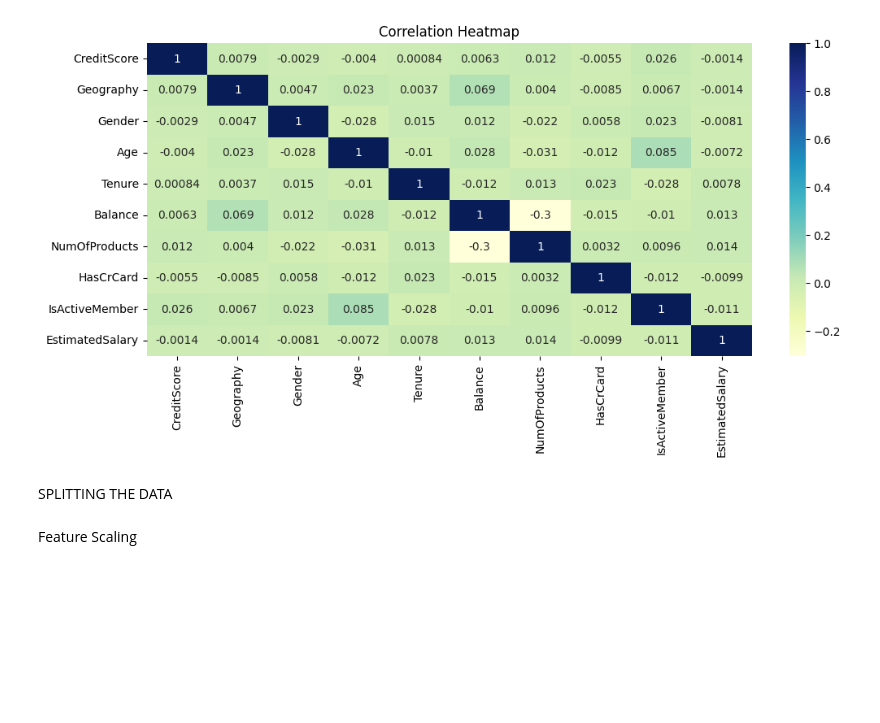
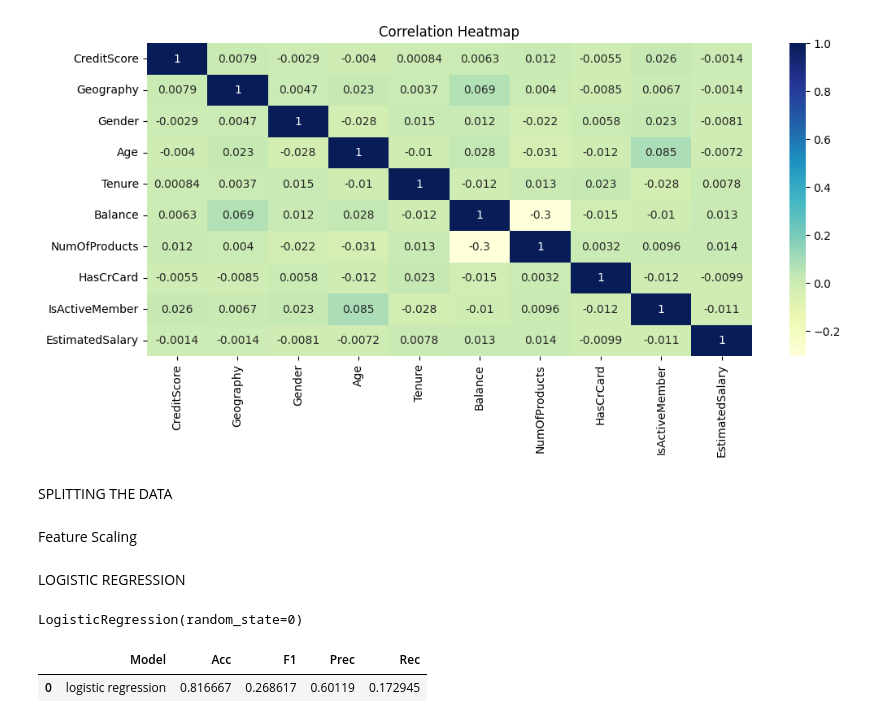
Before and after one commit to okechukwuchude/costomer-churn-rate-prediction, a Jupyter notebook: churn model.ipynb, the cells around one changed output. Saved outputs shown, nothing was run; the diff lists cells and outputs as text; code cells hidden in the pictures; blank space fills up the shorter version.

```diff
--- a/churn model.ipynb
+++ b/churn model.ipynb
@@ -144,3 +144,11 @@ sc = StandardScaler()
 # %%
 xtrain = sc.fit_transform(xtrain)
 xtest = sc.fit_transform(xtest)
+# %% [markdown]
+LOGISTIC REGRESSION
+# %%
+from sklearn.linear_model import LogisticRegression
+lr = LogisticRegression(random_state=0)
+lr.fit(xtrain,ytrain)
+# %% [output]
+LogisticRegression(random_state=0)
@@ -146,0 +159,12 @@ xtest = sc.fit_transform(xtest)
+# %%
+acc = accuracy_score(ytest, ypred)
+f1 = f1_score(ytest, ypred)
+prec = precision_score(ytest, ypred)
+rec = recall_score(ytest, ypred)
+# %%
+results = pd.DataFrame([['logistic regression', acc, f1, prec, rec]],
+                      columns = ['Model', 'Acc','F1', 'Prec', 'Rec'])
+results
+# %% [output]
+|  | Model | Acc | F1 | Prec | Rec |
+| 0 | logistic regression | 0.816667 | 0.268617 | 0.60119 | 0.172945 |
```
Also changed, not shown: parts of 6 cells of this notebook.
